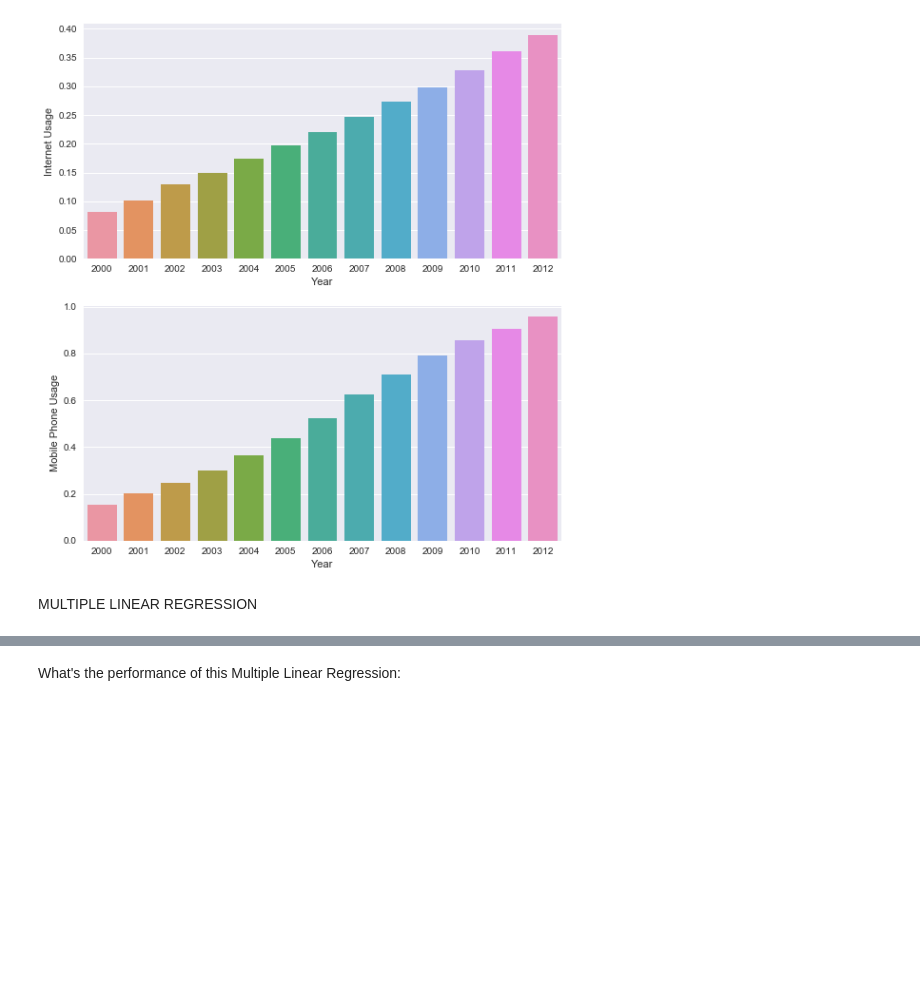
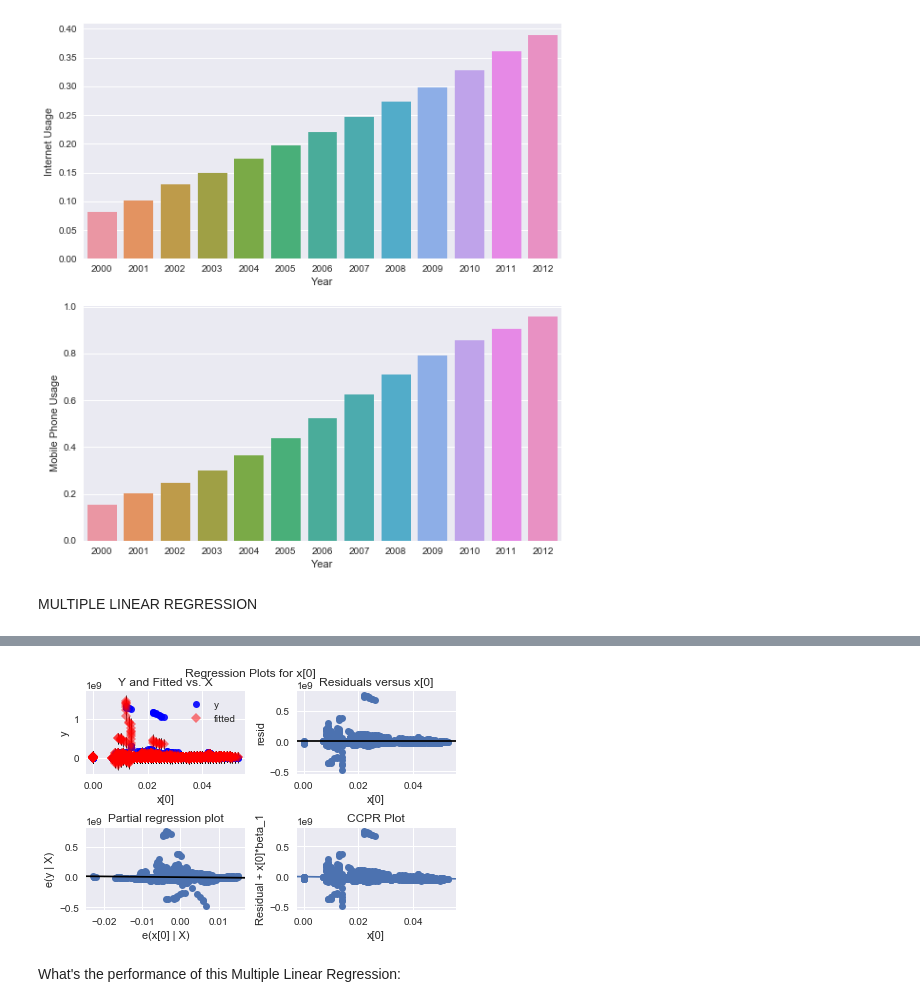
Before and after one commit to sripradhar28/Data-Analysis-of-World-Indicators, a Jupyter notebook: World Indicators Dataset.ipynb, the cells around one changed output, grey strips where cells are left out. Drawn from its saved outputs; the diff is of its cells as text; code cells hidden in the pictures; blank space fills up the shorter version.

```diff
--- a/World Indicators Dataset.ipynb
+++ b/World Indicators Dataset.ipynb
@@ -126,2 +119,7 @@ PatsyError: Number of rows mismatch between data argument and x (704 versus 2000
+# %%
+fig.set_size_inches(40,20)
+fig = sm.graphics.plot_regress_exog(linReg, 1)
+# %% [output]
+[figure, added]
 # %% [markdown]
 What's the performance of this Multiple Linear Regression:
```
Also changed, not shown: parts of 10 cells of this notebook.
